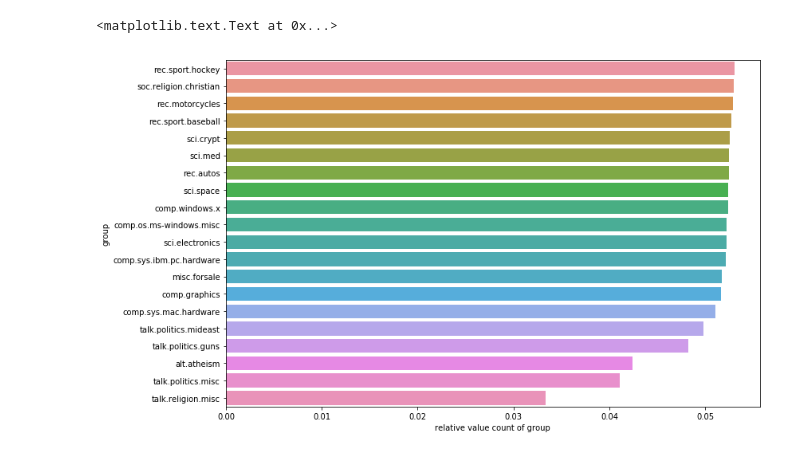
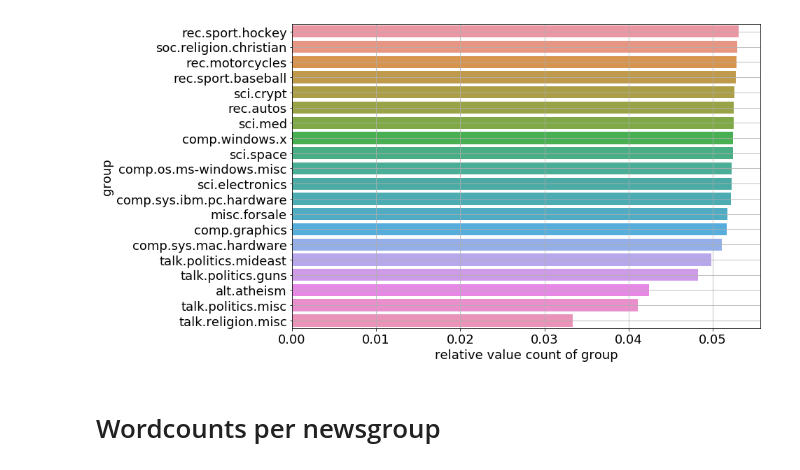
Before and after one commit to tdhd/data-science-retreat-svm, a Jupyter notebook: data_project/EDA.ipynb, the cells around one changed output. Drawn from its saved outputs; the diff is of its cells as text; code cells hidden in the pictures.

Commit message:
wordcount EDA added

```diff
--- a/data_project/EDA.ipynb
+++ b/data_project/EDA.ipynb
@@ -4,13 +4,22 @@ import pandas as pd
 import matplotlib.pyplot as plt
 from sklearn.datasets import fetch_20newsgroups
 import seaborn as sns
+import scipy.stats
+
+plt.rc('font', family='serif', serif='Times')
+# plt.rc('text', usetex=True)
+plt.rc('xtick', labelsize=18)
+plt.rc('ytick', labelsize=18)
+plt.rc('axes', labelsize=18)
 # %%
 newsgroups_train = fetch_20newsgroups(subset='train', remove=())
-df = pd.DataFrame({'group': map(lambda t: newsgroups_train.target_names[t], newsgroups_train.target)})
+df = pd.DataFrame({'group': list(map(lambda t: newsgroups_train.target_names[t], newsgroups_train.target))})
 plt.figure(figsize=(12,8))
 sns.barplot(y='index', x='group', data=df.group.value_counts(normalize=True).reset_index())
 plt.xlabel('relative value count of group')
 plt.ylabel('group')
+plt.grid(True)
 # %% [output]
-<matplotlib.text.Text at 0x...>
-[figure, old version]
+[figure, new version]
+# %% [markdown]
+# Wordcounts per newsgroup
```
Also changed, not shown: parts of 9 cells of this notebook.
